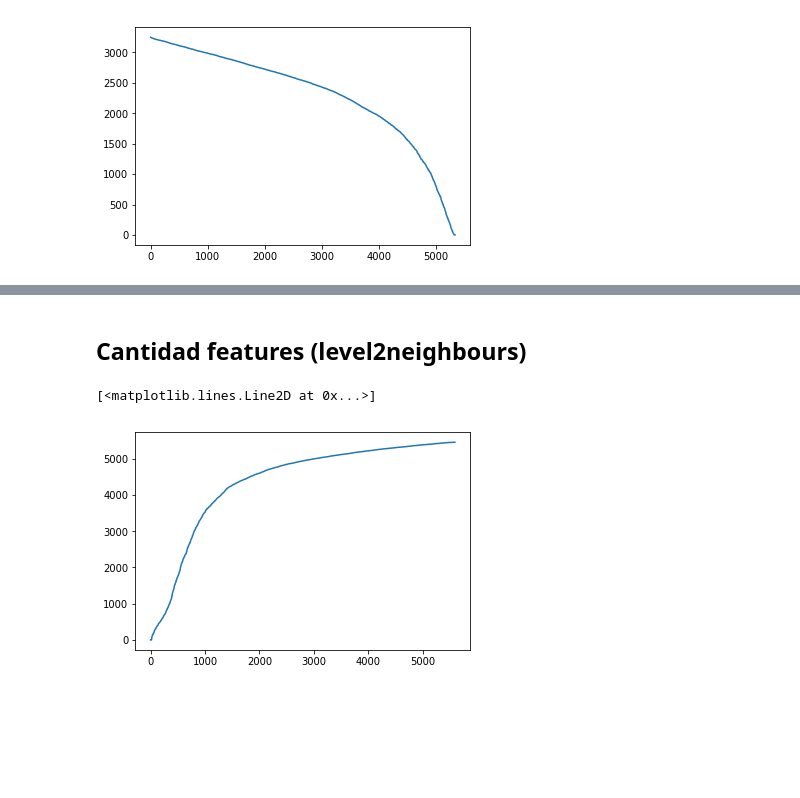
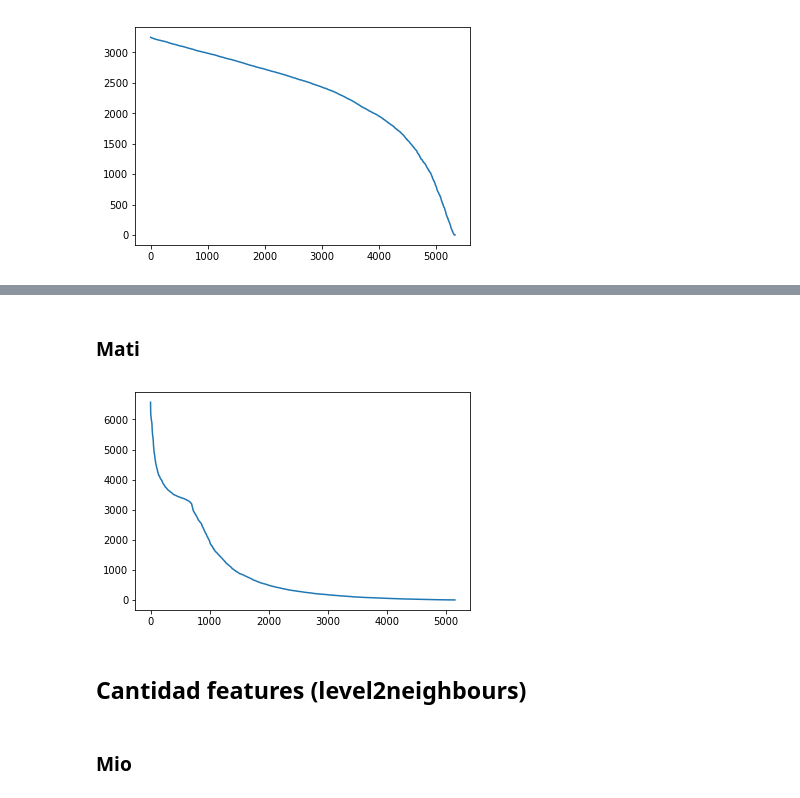
Before and after one commit to emeriles/sna-famaf, a Jupyter notebook: notebook/Exploratory_corrected_Full2.ipynb, the cells around one changed output, grey strips where cells are left out. Drawn from its saved outputs; the diff is of its cells as text; code cells hidden in the pictures; blank space fills up the shorter version.

```diff
--- a/notebook/Exploratory_corrected_Full2.ipynb
+++ b/notebook/Exploratory_corrected_Full2.ipynb
@@ -691,3 +732,10 @@ plt.plot(x_s, y_s)
+# %% [markdown]
+### Mati
+# %%
+db_path = '../data/processed/twitter_sample_new.db'
+plot_users_timelines(db_path)
+# %% [output]
+[figure, added]
 # %% [markdown]
 ## Cantidad features (level2neighbours)
 # %%
@@ -726,12 +780,6 @@ for i, u in enumerate(users):
 # %%
-counts.sort()
-values = counts
-x_s = range(len(values))
-y_s = values
-plt.plot(x_s, y_s)
 # CANTIDAD DE VECINOS EN EJE Y (level2neighbours)
 # USUARIOS NUMERADOS DEL 0 AL ~5400.
 # ordenados por cantidades de vecinos
-# %% [output]
-[<matplotlib.lines.Line2D at 0x...>]
-[figure, removed]
+# %% [markdown]
+### Mio
```
Also changed, not shown: parts of 10 cells of this notebook.
